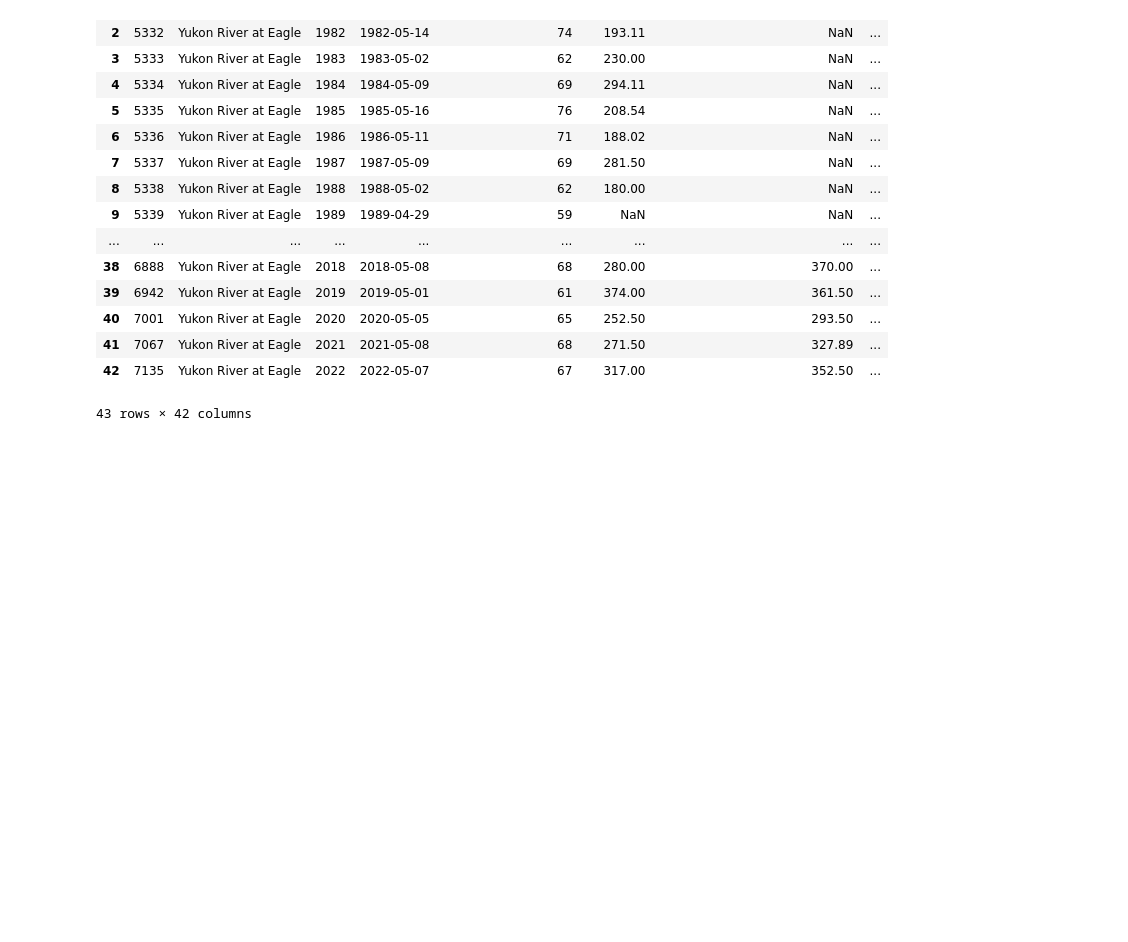
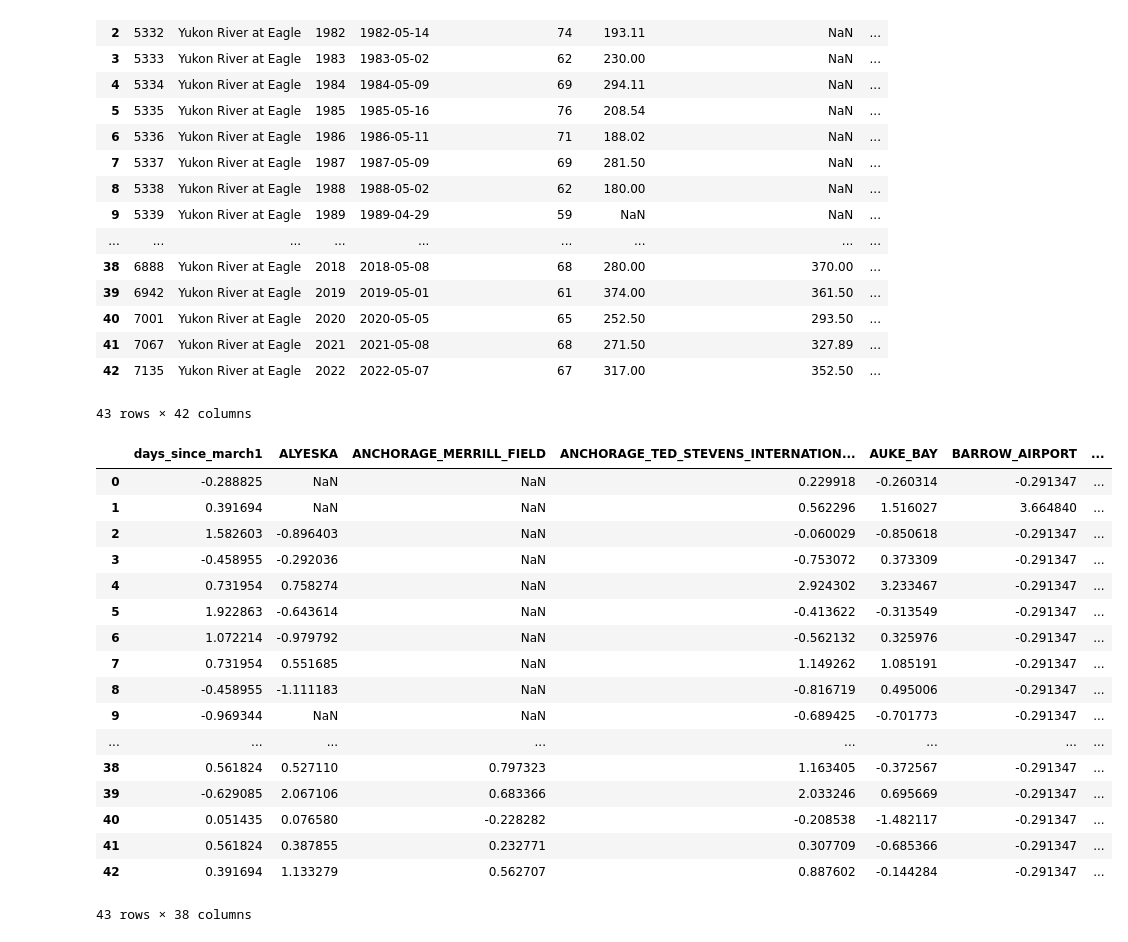
Before and after one commit to chryss/riverice, a Jupyter notebook: JupyterNotebooks/APRFC_breakupdata_correlate.ipynb, the cells around one changed output. Saved outputs shown, nothing was run; the diff lists cells and outputs as text; code cells hidden in the pictures; blank space fills up the shorter version.

```diff
--- a/JupyterNotebooks/APRFC_breakupdata_correlate.ipynb
+++ b/JupyterNotebooks/APRFC_breakupdata_correlate.ipynb
@@ -146,3 +146,26 @@ breakup
 | 41 | 7067 | Yukon River at Eagle | 2021 | 2021-05-08 | 68 | 271.50 | 327.89 | ... |
 | 42 | 7135 | Yukon River at Eagle | 2022 | 2022-05-07 | 67 | 317.00 | 352.50 | ... |
 43 rows × 42 columns
+# %%
+breakup_only = breakup[breakup.columns[4:]]
+breakup_standardized = ((breakup_only - breakup_only.mean())/breakup_only.std())
+breakup_standardized
+# %% [output]
+|  | days_since_march1 | ALYESKA | ANCHORAGE_MERRILL_FIELD | ANCHORAGE_TED_STEVENS_INTERNATION... | AUKE_BAY | BARROW_AIRPORT | ... |
+| 0 | -0.288825 | NaN | NaN | 0.229918 | -0.260314 | -0.291347 | ... |
+| 1 | 0.391694 | NaN | NaN | 0.562296 | 1.516027 | 3.664840 | ... |
+| 2 | 1.582603 | -0.896403 | NaN | -0.060029 | -0.850618 | -0.291347 | ... |
+| 3 | -0.458955 | -0.292036 | NaN | -0.753072 | 0.373309 | -0.291347 | ... |
+| 4 | 0.731954 | 0.758274 | NaN | 2.924302 | 3.233467 | -0.291347 | ... |
+| 5 | 1.922863 | -0.643614 | NaN | -0.413622 | -0.313549 | -0.291347 | ... |
+| 6 | 1.072214 | -0.979792 | NaN | -0.562132 | 0.325976 | -0.291347 | ... |
+| 7 | 0.731954 | 0.551685 | NaN | 1.149262 | 1.085191 | -0.291347 | ... |
+| 8 | -0.458955 | -1.111183 | NaN | -0.816719 | 0.495006 | -0.291347 | ... |
+| 9 | -0.969344 | NaN | NaN | -0.689425 | -0.701773 | -0.291347 | ... |
+| ... | ... | ... | ... | ... | ... | ... | ... |
+| 38 | 0.561824 | 0.527110 | 0.797323 | 1.163405 | -0.372567 | -0.291347 | ... |
+| 39 | -0.629085 | 2.067106 | 0.683366 | 2.033246 | 0.695669 | -0.291347 | ... |
+| 40 | 0.051435 | 0.076580 | -0.228282 | -0.208538 | -1.482117 | -0.291347 | ... |
+| 41 | 0.561824 | 0.387855 | 0.232771 | 0.307709 | -0.685366 | -0.291347 | ... |
+| 42 | 0.391694 | 1.133279 | 0.562707 | 0.887602 | -0.144284 | -0.291347 | ... |
+43 rows × 38 columns
```
Also changed, not shown: parts of 6 cells of this notebook.
